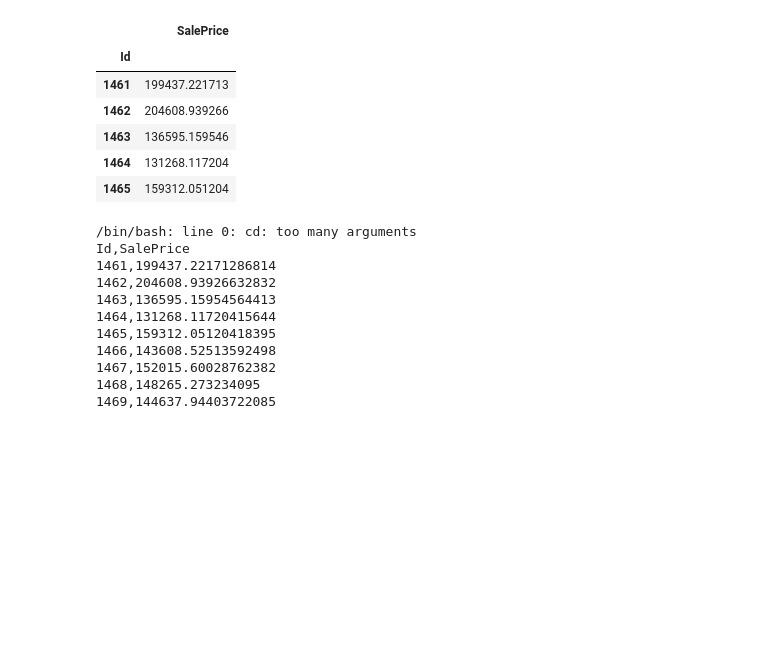
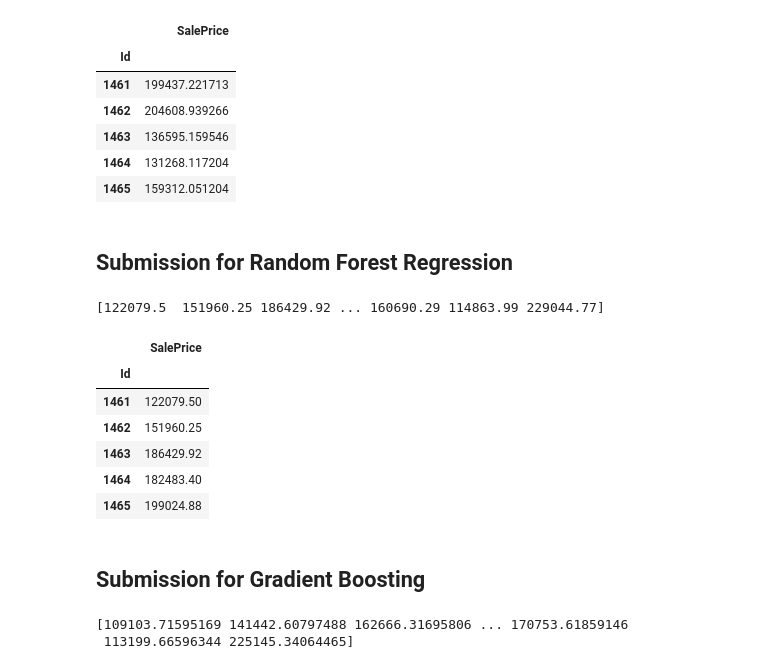
Before and after one commit to taaha/House-Price-Prediction, a Jupyter notebook: notebook999026cc55.ipynb, the cells around one changed output. Saved outputs shown, nothing was run; the diff lists cells and outputs as text; code cells hidden in the pictures; blank space fills up the shorter version.

Commit message:
Kaggle Notebook | House Price Prediction | Version 31

```diff
--- a/notebook999026cc55.ipynb
+++ b/notebook999026cc55.ipynb
@@ -314,0 +380,7 @@ print("shape of testing data", X_test.shape)
+# %%
+from sklearn.ensemble import RandomForestRegressor
+
+forest = RandomForestRegressor(n_estimators=100)
+forest.fit(X_train, Y_train)
+
+forest.score(X_test, Y_test)
@@ -314,0 +389,7 @@ print("shape of testing data", X_test.shape)
+# %%
+from sklearn.ensemble import RandomForestRegressor
+
+forest = RandomForestRegressor(n_estimators=100)
+forest.fit(X_train, Y_train)
+
+forest.score(X_test, Y_test)
@@ -336,18 +461,27 @@ submitdf.head()
 | 1464 | 131268.117204 |
 | 1465 | 159312.051204 |
 # %%
-!cd /kaggle/workingcd input
-submitdf.to_csv("submission.csv")
-!head submission.csv
+#!cd /kaggle/workingcd input
+#submitdf.to_csv("submission.csv")
+#!head submission.csv
-# %% [output]
-/bin/bash: line 0: cd: too many arguments
-Id,SalePrice
-1461,199437.22171286814
-1462,204608.93926632832
-1463,136595.15954564413
-1464,131268.11720415644
-1465,159312.05120418395
-1466,143608.52513592498
-1467,152015.60028762382
-1468,148265.273234095
-1469,144637.94403722085
+# %% [markdown]
+## Submission for Random Forest Regression
+# %%
+predictions = forest.predict(X_scaled_submit)
+print(predictions)
+# %% [output]
+[122079.5  151960.25 186429.92 ... 160690.29 114863.99 229044.77]
+# %%
+X_submit['SalePrice']=predictions
+#X_test.head()
+# %%
+submitdf = X_submit[['Id','SalePrice']].set_index('Id')
+submitdf.head()
+# %% [output]
+|  | SalePrice |
+| Id |  |
+| 1461 | 122079.50 |
+| 1462 | 151960.25 |
+| 1463 | 186429.92 |
+| 1464 | 182483.40 |
+| 1465 | 199024.88 |
@@ -353,0 +492,8 @@ Id,SalePrice
+# %% [markdown]
+## Submission for Gradient Boosting
+# %%
+predictions = boost.predict(X_scaled_submit)
+print(predictions)
+# %% [output]
+[109103.71595169 141442.60797488 162666.31695806 ... 170753.61859146
+ 113199.66596344 225145.34064465]
```
Also changed, not shown: parts of 23 cells of this notebook.
